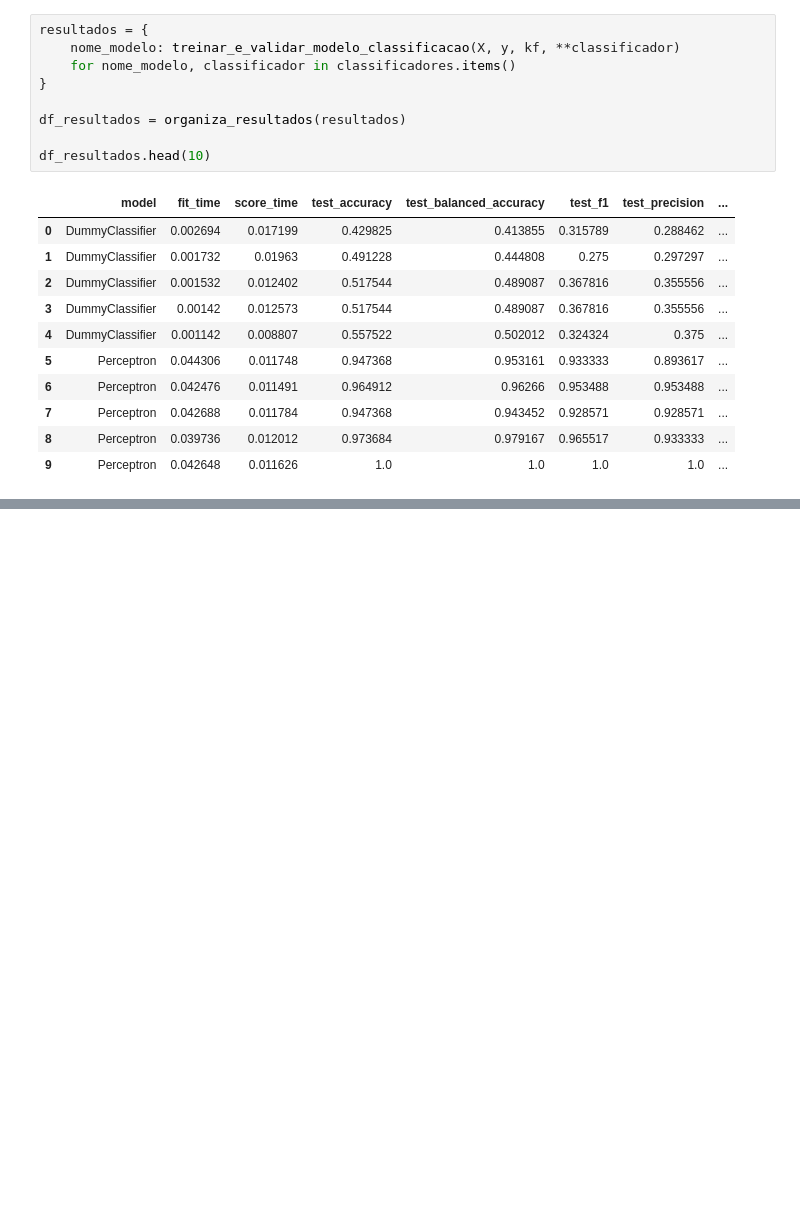
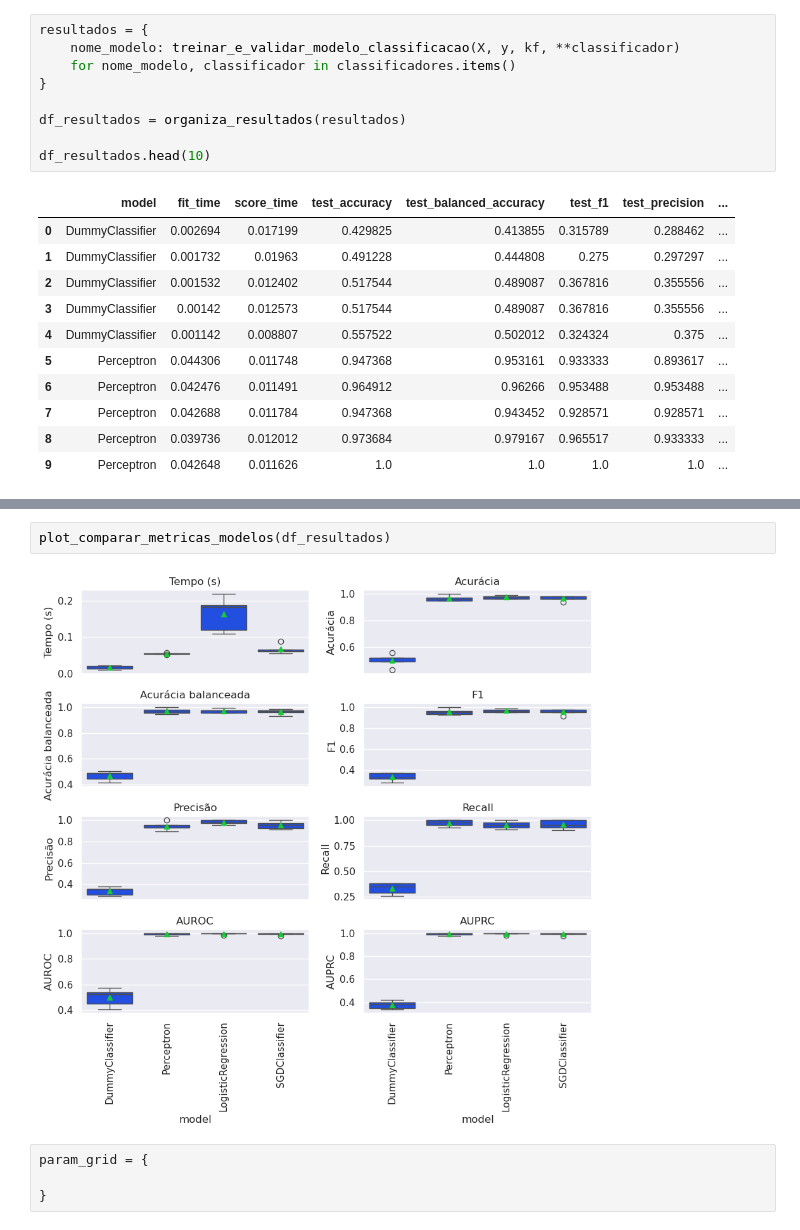
Before and after one commit to HilarioMarques/Classificacao_AlgoritmosLineares_DiagnosticoCancer_Kaggle, a Jupyter notebook: notebooks/Modelos.ipynb, the cells around one changed output, grey strips where cells are left out. Saved outputs shown, nothing was run; the diff lists cells and outputs as text; blank space fills up the shorter version.

```diff
--- a/notebooks/Modelos.ipynb
+++ b/notebooks/Modelos.ipynb
@@ -97,0 +105,8 @@ df_resultados.groupby("model").mean().sort_values()
+# %%
+plot_comparar_metricas_modelos(df_resultados)
+# %% [output]
+[figure, added]
+# %%
+param_grid = {
+
+}
```
Also changed, not shown: parts of 1 cell of this notebook.
